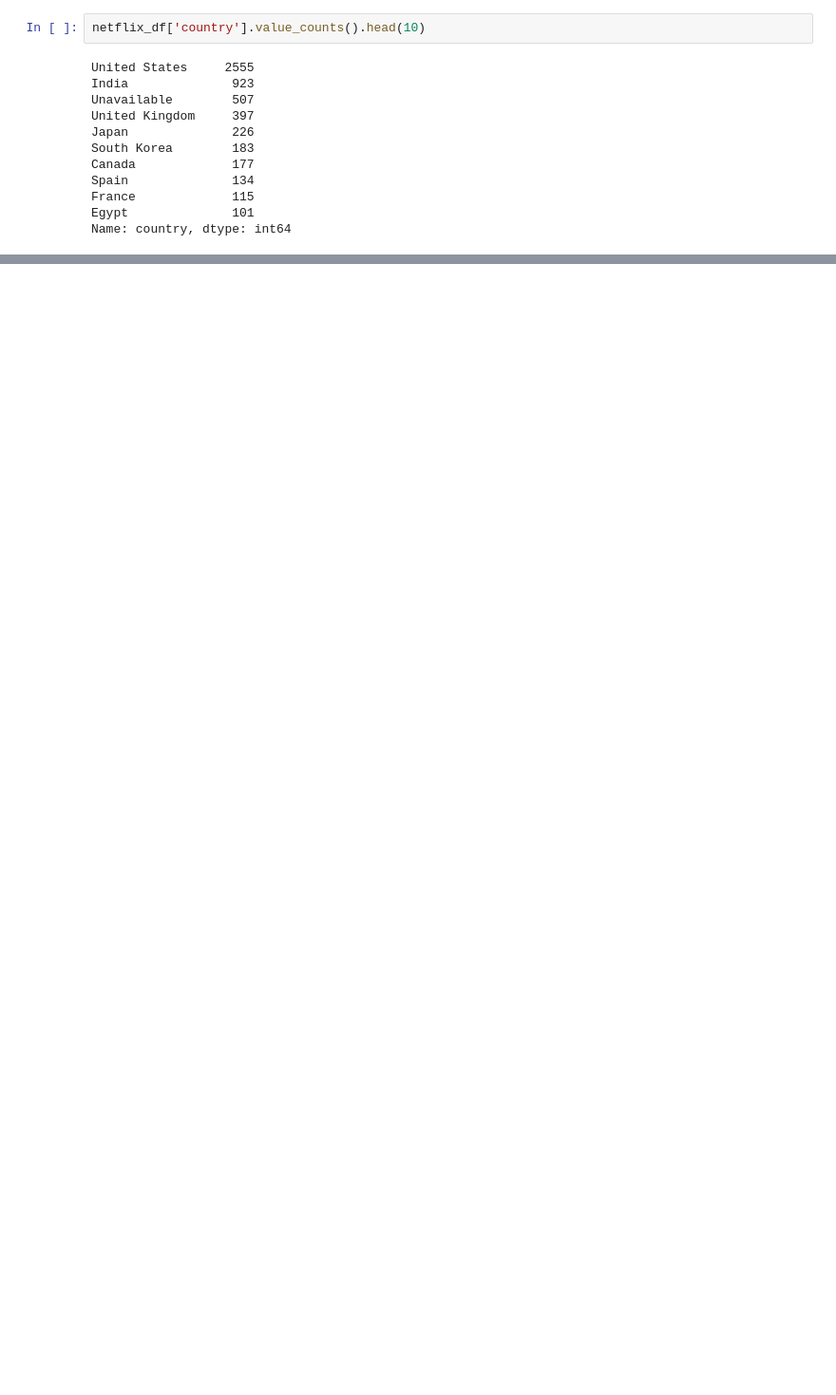
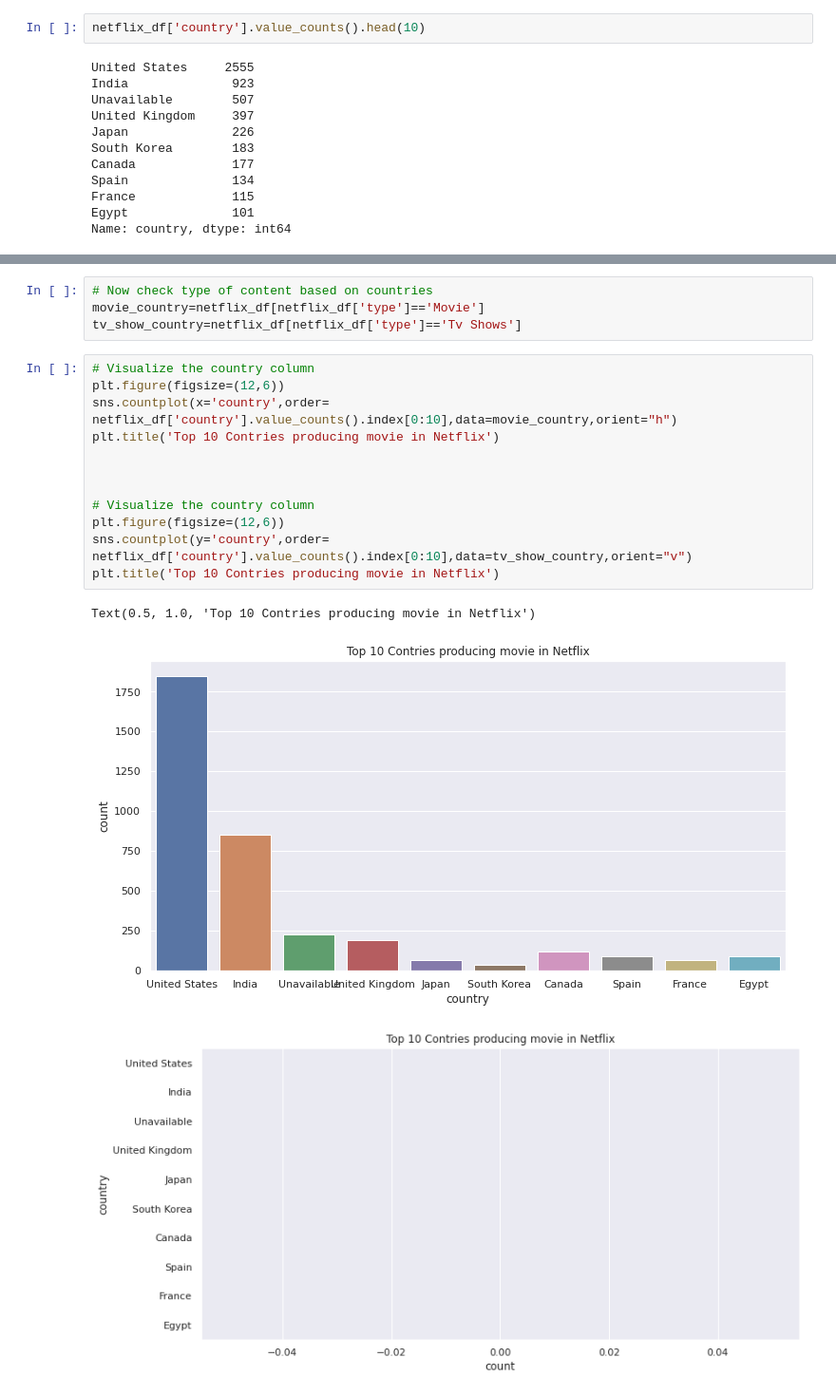
Before and after one commit to spradeepgit/NETFLIX-MOVIES-AND-TV-SHOWS-CLUSTERING, a Jupyter notebook: NETFLIX_MOVIES_AND_TV_SHOWS_CLUSTERING.ipynb, the cells around one changed output, grey strips where cells are left out. Shown at 95% size. Cells and saved outputs as stored; diff of their text form; blank space fills up the shorter version.

```diff
--- a/NETFLIX_MOVIES_AND_TV_SHOWS_CLUSTERING.ipynb
+++ b/NETFLIX_MOVIES_AND_TV_SHOWS_CLUSTERING.ipynb
@@ -225,0 +226,20 @@ Text(0.5, 1.0, 'Contry Wise Content on Netflix')
+# %%
+# Now check type of content based on countries
+movie_country=netflix_df[netflix_df['type']=='Movie']
+tv_show_country=netflix_df[netflix_df['type']=='Tv Shows']
+# %%
+# Visualize the country column
+plt.figure(figsize=(12,6))
+sns.countplot(x='country',order= netflix_df['country'].value_counts().index[0:10],data=movie_country,orient="h")
+plt.title('Top 10 Contries producing movie in Netflix')
+
+
+
+# Visualize the country column
+plt.figure(figsize=(12,6))
+sns.countplot(y='country',order= netflix_df['country'].value_counts().index[0:10],data=tv_show_country,orient="v")
+plt.title('Top 10 Contries producing movie in Netflix')
+# %% [output]
+Text(0.5, 1.0, 'Top 10 Contries producing movie in Netflix')
+[figure, added]
+[figure, added]
```
Also changed, not shown: parts of 4 cells of this notebook.
